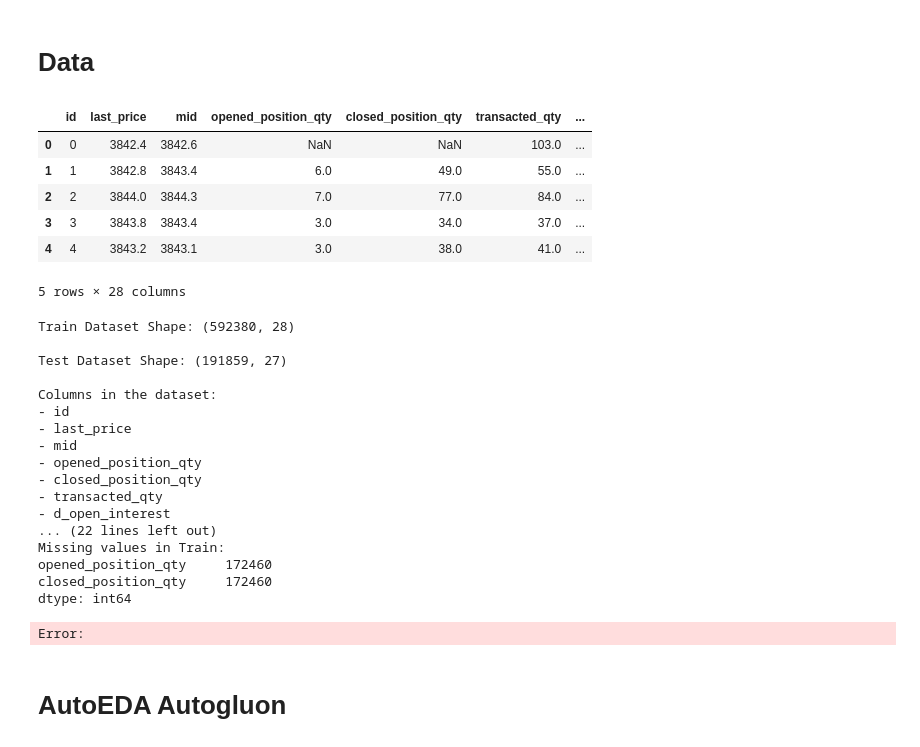
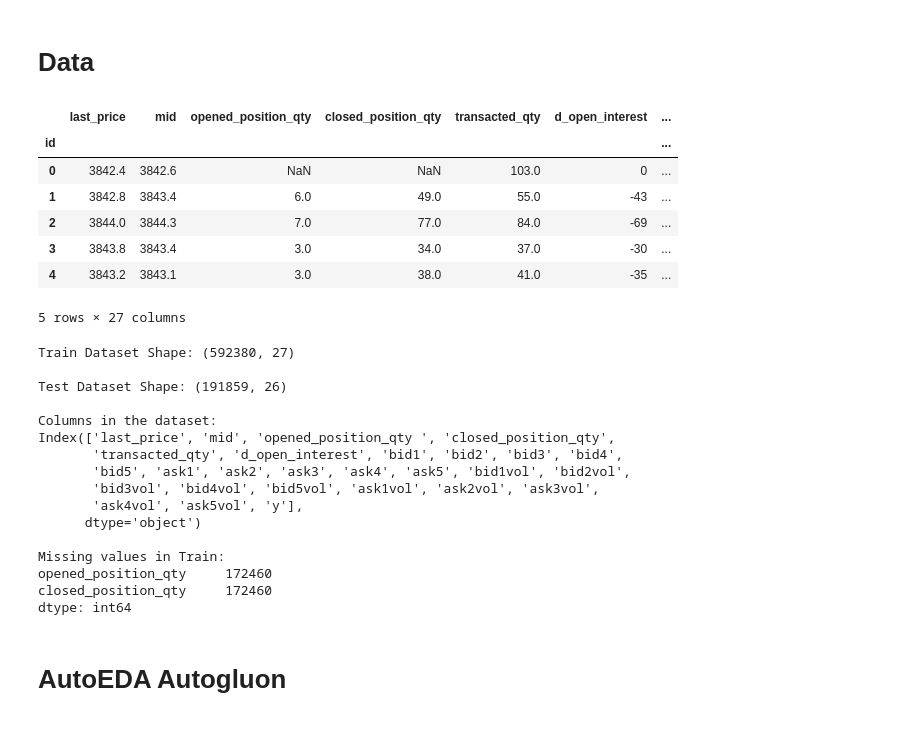
Before and after one commit to falrrema/Kaggle_high_Freq_Price_Prediction, a Jupyter notebook: Masterclass_prep.ipynb, the cells around one changed output. Drawn from its saved outputs; the diff is of its cells as text; code cells hidden in the pictures.

```diff
--- a/Masterclass_prep.ipynb
+++ b/Masterclass_prep.ipynb
@@ -41,47 +46,46 @@ tqdm.pandas(leave = False)
 # %% [markdown]
 # **Data**
 # %%
-train = pd.read_csv('Data/train.csv')
-test = pd.read_csv('Data/test.csv')
+train = pd.read_csv('Data/train.csv').set_index("id")
+test = pd.read_csv('Data/test.csv').set_index("id")
+features = train.columns.drop('y')
 train.head()
 # %% [output]
-|  | id | last_price | mid | opened_position_qty | closed_position_qty | transacted_qty | ... |
-| 0 | 0 | 3842.4 | 3842.6 | NaN | NaN | 103.0 | ... |
-| 1 | 1 | 3842.8 | 3843.4 | 6.0 | 49.0 | 55.0 | ... |
-| 2 | 2 | 3844.0 | 3844.3 | 7.0 | 77.0 | 84.0 | ... |
-| 3 | 3 | 3843.8 | 3843.4 | 3.0 | 34.0 | 37.0 | ... |
-| 4 | 4 | 3843.2 | 3843.1 | 3.0 | 38.0 | 41.0 | ... |
+|  | last_price | mid | opened_position_qty | closed_position_qty | transacted_qty | d_open_interest | ... |
+| id |  |  |  |  |  |  | ... |
+| 0 | 3842.4 | 3842.6 | NaN | NaN | 103.0 | 0 | ... |
+| 1 | 3842.8 | 3843.4 | 6.0 | 49.0 | 55.0 | -43 | ... |
+| 2 | 3844.0 | 3844.3 | 7.0 | 77.0 | 84.0 | -69 | ... |
+| 3 | 3843.8 | 3843.4 | 3.0 | 34.0 | 37.0 | -30 | ... |
+| 4 | 3843.2 | 3843.1 | 3.0 | 38.0 | 41.0 | -35 | ... |
-5 rows × 28 columns
+5 rows × 27 columns
 # %%
 # Basic EDA
 print("\nTrain Dataset Shape:", train.shape)
 print("\nTest Dataset Shape:", test.shape)
 
 print("\nColumns in the dataset:")
-for col in train.columns:
-    print(f"- {col}")
+print(train.columns)
 
 print("\nMissing values in Train:")
 print(train.isnull().sum()[train.isnull().sum() > 0])
 # %% [output]
-Train Dataset Shape: (592380, 28)
+Train Dataset Shape: (592380, 27)
 
-Test Dataset Shape: (191859, 27)
+Test Dataset Shape: (191859, 26)
 
 Columns in the dataset:
-- id
-- last_price
-- mid
-- opened_position_qty
-- closed_position_qty
-- transacted_qty
-- d_open_interest
-... (22 lines left out)
+Index(['last_price', 'mid', 'opened_position_qty ', 'closed_position_qty',
+       'transacted_qty', 'd_open_interest', 'bid1', 'bid2', 'bid3', 'bid4',
+       'bid5', 'ask1', 'ask2', 'ask3', 'ask4', 'ask5', 'bid1vol', 'bid2vol',
+       'bid3vol', 'bid4vol', 'bid5vol', 'ask1vol', 'ask2vol', 'ask3vol',
+       'ask4vol', 'ask5vol', 'y'],
+      dtype='object')
+
 Missing values in Train:
 opened_position_qty     172460
 closed_position_qty     172460
 dtype: int64
-Error:
 # %% [markdown]
 # **AutoEDA Autogluon**
 # %% [markdown]
```
Also changed, not shown: parts of 30 cells of this notebook, 1 other file.
